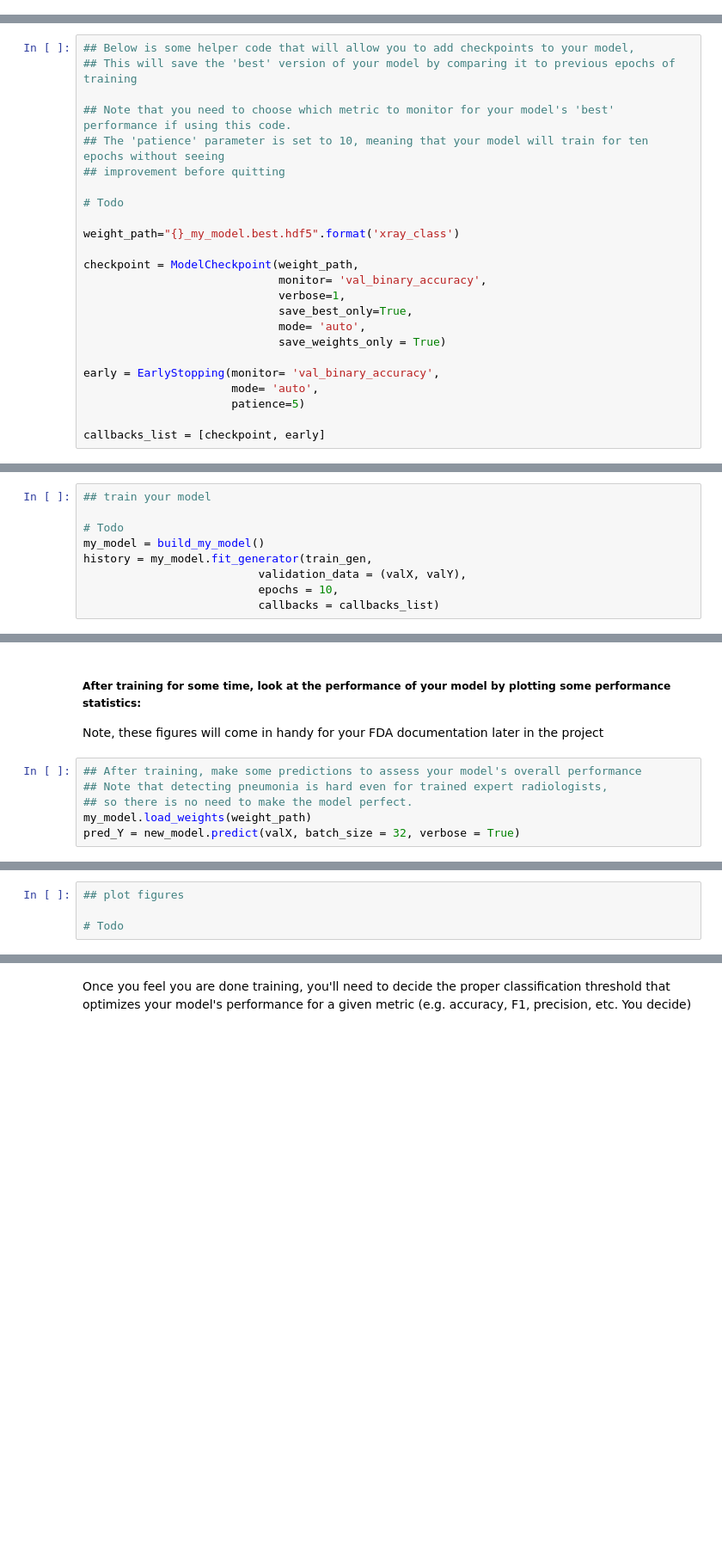
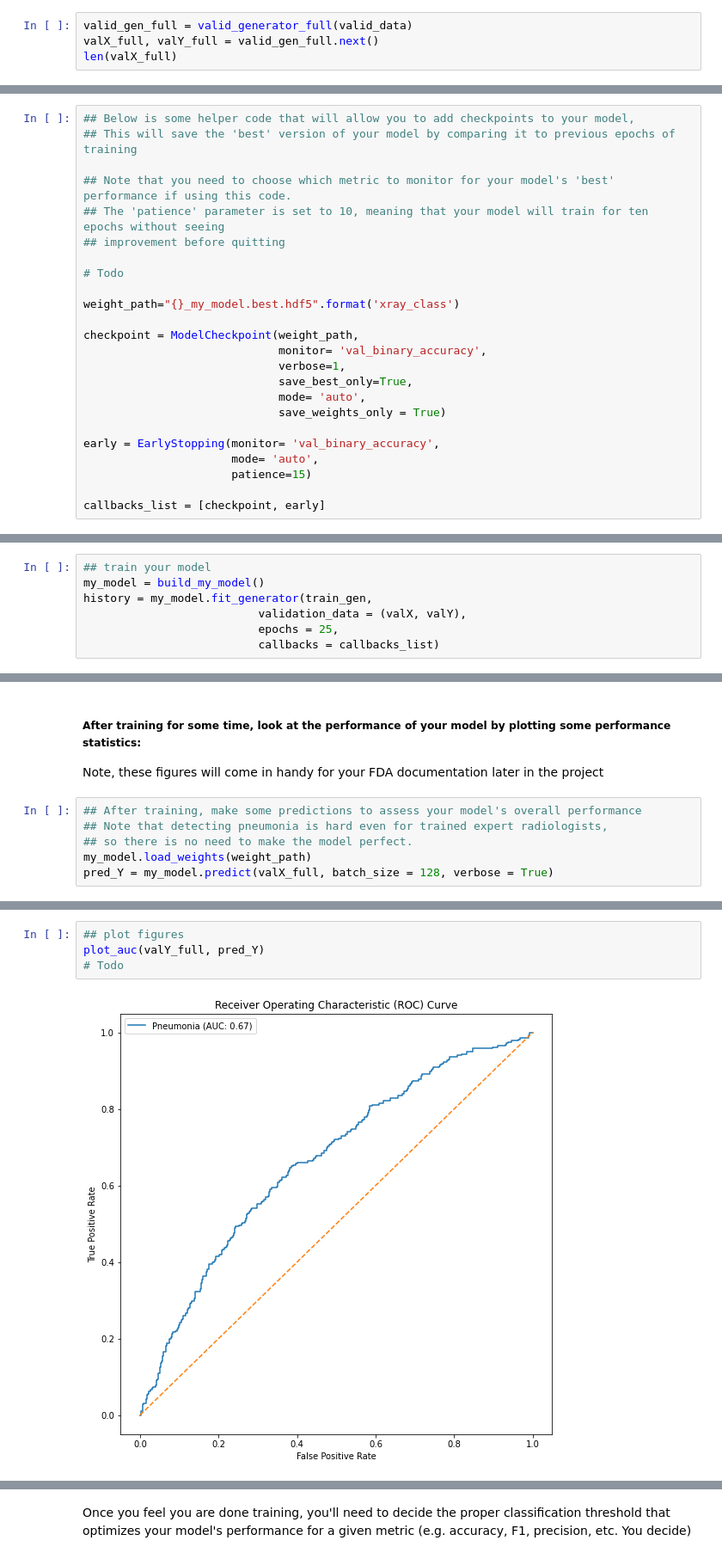
Before and after one commit to chaithanyatenneti/AI_2D_Imaging, a Jupyter notebook: Build and train model.ipynb, the cells around one changed output, grey strips where cells are left out. Shown at 86% size. Cells and saved outputs as stored; diff of their text form; blank space fills up the shorter version.

Commit message:
modified:   Build and train model.ipynb 	modified:   Inference.ipynb

```diff
--- a/Build and train model.ipynb
+++ b/Build and train model.ipynb
@@ -210,0 +229,4 @@ Found 1144 validated image filenames belonging to 2 classes.
+# %%
+valid_gen_full = valid_generator_full(valid_data)
+valX_full, valY_full = valid_gen_full.next()
+len(valX_full)
@@ -310,18 +335,16 @@ checkpoint = ModelCheckpoint(weight_path,
 
 early = EarlyStopping(monitor= 'val_binary_accuracy',
                       mode= 'auto',
-                      patience=5)
+                      patience=15)
 
 callbacks_list = [checkpoint, early]
 # %% [markdown]
 ### Start training!
 # %%
 ## train your model
-
-# Todo
 my_model = build_my_model()
 history = my_model.fit_generator(train_gen,
                           validation_data = (valX, valY),
-                          epochs = 10,
+                          epochs = 25,
                           callbacks = callbacks_list)
 # %% [output]
@@ -335,4 +374,4 @@ Note, these figures will come in handy for your FDA documentation later in the p
 ## Note that detecting pneumonia is hard even for trained expert radiologists,
 ## so there is no need to make the model perfect.
 my_model.load_weights(weight_path)
-pred_Y = new_model.predict(valX, batch_size = 32, verbose = True)
+pred_Y = my_model.predict(valX_full, batch_size = 128, verbose = True)
@@ -363,4 +447,6 @@ def plot_history(history):
 # %%
 ## plot figures
-
+plot_auc(valY_full, pred_Y)
 # Todo
+# %% [output]
+[figure, added]
```
Also changed, not shown: parts of 17 cells of this notebook.
